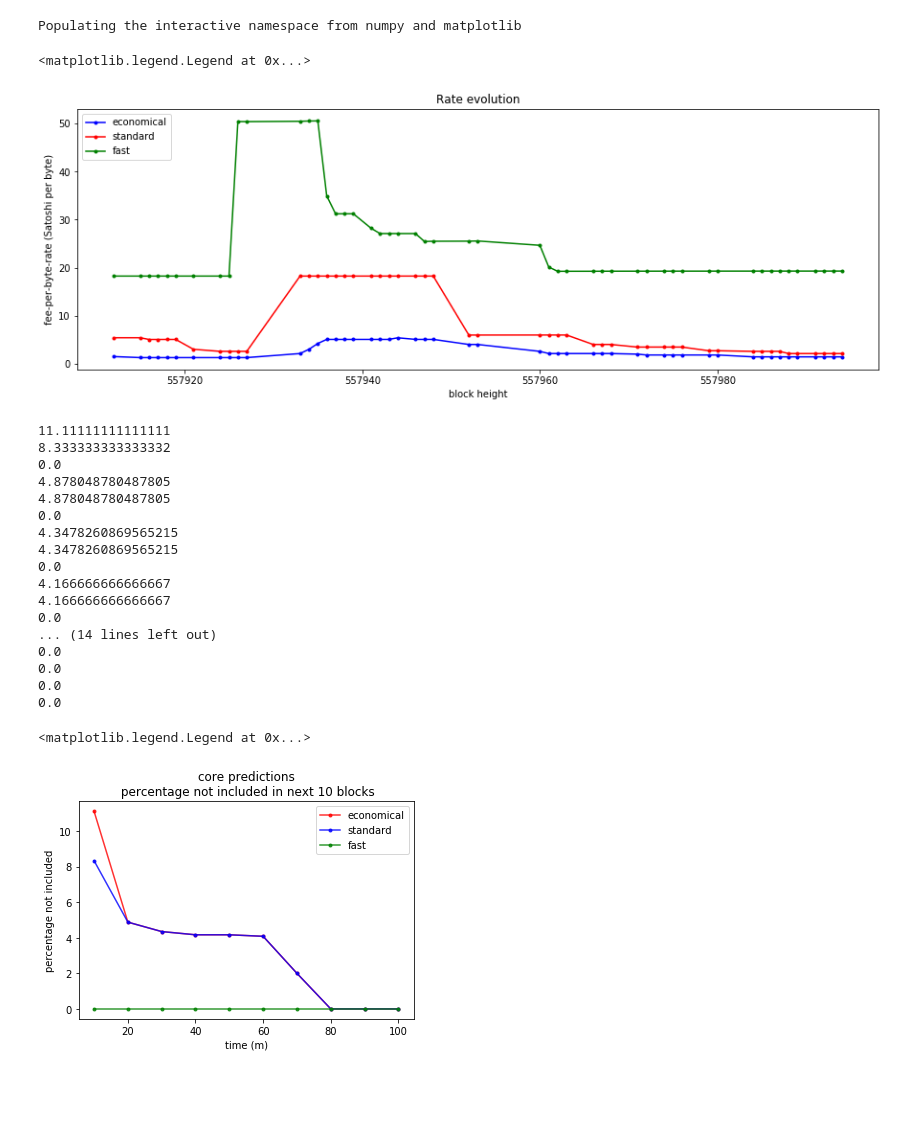
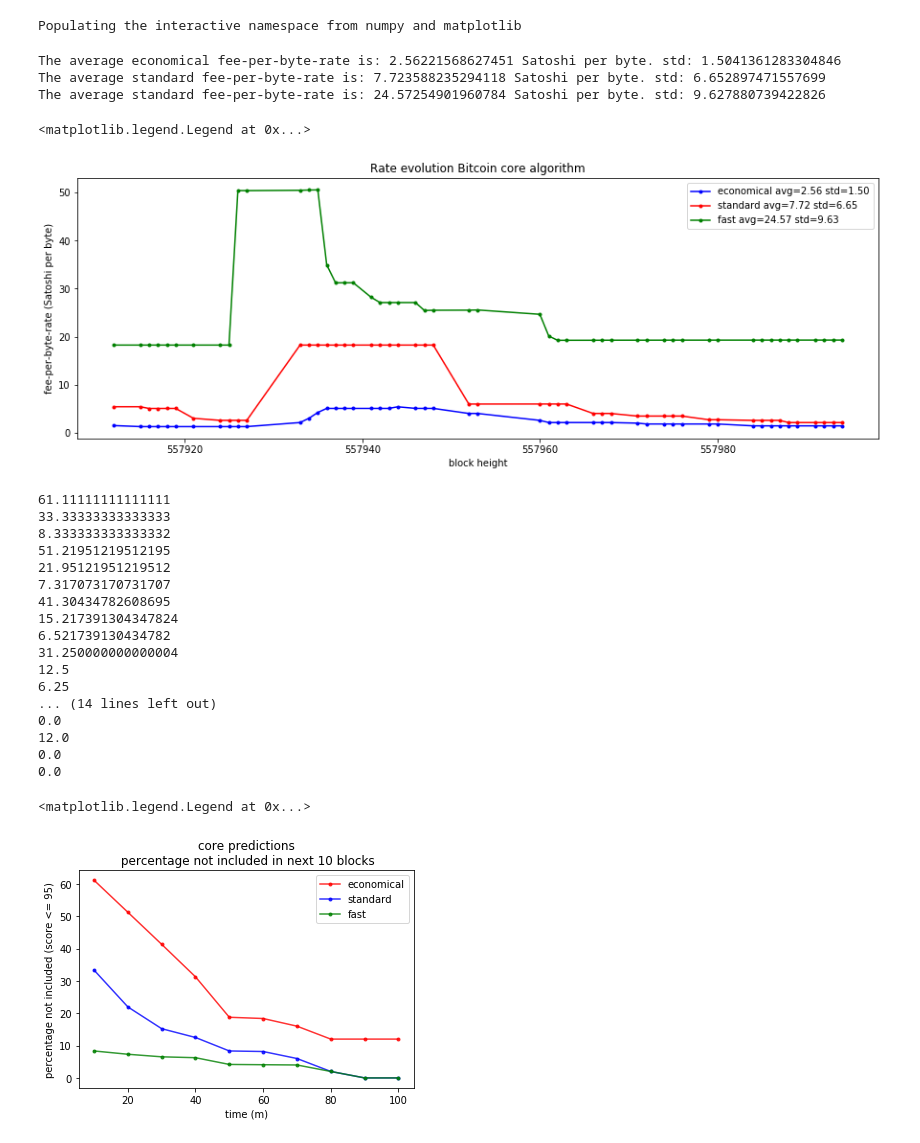
Before and after one commit to mariusgiger/bitcoin-feeestimator-analysis, a Jupyter notebook: Analysis - Core algorithm.ipynb, the cells around one changed output. Cells and saved outputs as stored; diff of their text form; code cells hidden in the pictures; blank space fills up the shorter version.

```diff
--- a/Analysis - Core algorithm.ipynb
+++ b/Analysis - Core algorithm.ipynb
@@ -27,6 +27,22 @@ def preprocess(df):
 
 dfcore = pd.read_csv('data/feeestimation/corescores2019-01-11.csv')
 dfcore = preprocess(dfcore)
+# %%
+avg_rateeco = dfcore["priceEconomical"].mean()
+std_rateeco = dfcore["priceEconomical"].std()
+print("The average economical fee-per-byte-rate is: " + str(avg_rateeco) + " Satoshi per byte. std: " + str(std_rateeco))
+
+avg_ratestandard = dfcore["priceStandard"].mean()
+std_ratestandard = dfcore["priceStandard"].std()
+print("The average standard fee-per-byte-rate is: " + str(avg_ratestandard) + " Satoshi per byte. std: " + str(std_ratestandard))
+
+avg_ratefast = dfcore["priceFast"].mean()
+std_ratefast = dfcore["priceFast"].std()
+print("The average standard fee-per-byte-rate is: " + str(avg_ratefast) + " Satoshi per byte. std: " + str(std_ratefast))
+# %% [output]
+The average economical fee-per-byte-rate is: 2.56221568627451 Satoshi per byte. std: 1.5041361283304846
+The average standard fee-per-byte-rate is: 7.723588235294118 Satoshi per byte. std: 6.652897471557699
+The average standard fee-per-byte-rate is: 24.57254901960784 Satoshi per byte. std: 9.627880739422826
 # %%
 import matplotlib.pyplot as plt
 
@@ -38,23 +54,23 @@ y3 = dfcore["priceFast"].values
 fig = plt.figure(figsize=(15,5))
 ax = fig.add_subplot(111)
 
-ax.plot(x,y1, c='b', marker='.', label='economical')
-ax.plot(x,y2, c='r', marker='.', label='standard')
-ax.plot(x,y3, c='g',marker='.', label='fast')
+ax.plot(x,y1, c='b', marker='.', label='economical avg=' +'{:0.2f}'.format(avg_rateeco) + ' std='+'{:0.2f}'.format(std_rateeco))
+ax.plot(x,y2, c='r', marker='.', label='standard avg=' +'{:0.2f}'.format(avg_ratestandard) + ' std='+'{:0.2f}'.format(std_ratestandard))
+ax.plot(x,y3, c='g',marker='.', label='fast avg=' +'{:0.2f}'.format(avg_ratefast) + ' std='+'{:0.2f}'.format(std_ratefast))
 
 plt.xlabel('block height')
 ax.ticklabel_format(useOffset=False)
 plt.ylabel('fee-per-byte-rate (Satoshi per byte)')
-plt.title('Rate evolution')
-plt.legend(loc=2)
+plt.title('Rate evolution Bitcoin core algorithm')
+plt.legend(loc=1)
 # %% [output]
 <matplotlib.legend.Legend at 0x...>
-[figure, old version]
+[figure, new version]
 # %%
 def getPercentage(cols):
     minScore = dfcore[cols].min(axis=1)
     numberOfBlocks = minScore.count()
-    numberOfBlocksWithoutInclusion = minScore.value_counts().get(100.000, None)
+    numberOfBlocksWithoutInclusion = minScore[minScore > 95].count()
     if numberOfBlocksWithoutInclusion is None:
         numberOfBlocksWithoutInclusion = 0
     percentage = (100 / numberOfBlocks) * numberOfBlocksWithoutInclusion
@@ -72,44 +88,44 @@ colsFast = []
 for idx in range(1, 11, 1):
     colsSlow.append("scoreEconomicalPlus" + str(idx))
     colsStd.append("scoreStandardPlus" + str(idx))
     colsFast.append("scoreFastPlus" + str(idx))
     percentage1 = getPercentage(colsSlow)
     y1.append(percentage1)
     percentage2 = getPercentage(colsStd)
     y2.append(percentage2)
     percentage3 = getPercentage(colsFast)
     y3.append(percentage3)
     x1.append(idx * avg_blocktime)
 
 fig = plt.figure()
 ax = fig.add_subplot(111)
 
 ax.plot(x1, y1, alpha=0.8, c='r', marker='.', label='economical')
 ax.plot(x1, y2, alpha=0.8, c='b', marker='.', label='standard')
 ax.plot(x1, y3, alpha=0.8, c='g', marker='.', label='fast')
 #plt.axvline(x=60.0, color='g', linestyle='--')
 
 plt.xlabel('time (m)')
-plt.ylabel('percentage not included')
+plt.ylabel('percentage not included (score <= 95)')
 plt.title('core predictions\n percentage not included in next 10 blocks')
 plt.legend(loc=1)
 # %% [output]
-11.11111111111111
+61.11111111111111
+33.33333333333333
 8.333333333333332
-0.0
-4.878048780487805
-4.878048780487805
-0.0
-4.3478260869565215
-4.3478260869565215
-0.0
-4.166666666666667
-4.166666666666667
-0.0
+51.21951219512195
+21.95121951219512
+7.317073170731707
+41.30434782608695
+15.217391304347824
+6.521739130434782
+31.250000000000004
+12.5
+6.25
 ... (14 lines left out)
 0.0
+12.0
 0.0
 0.0
-0.0
 <matplotlib.legend.Legend at 0x...>
-[figure, old version]
+[figure, new version]
```
Also changed, not shown: 5 other files.
